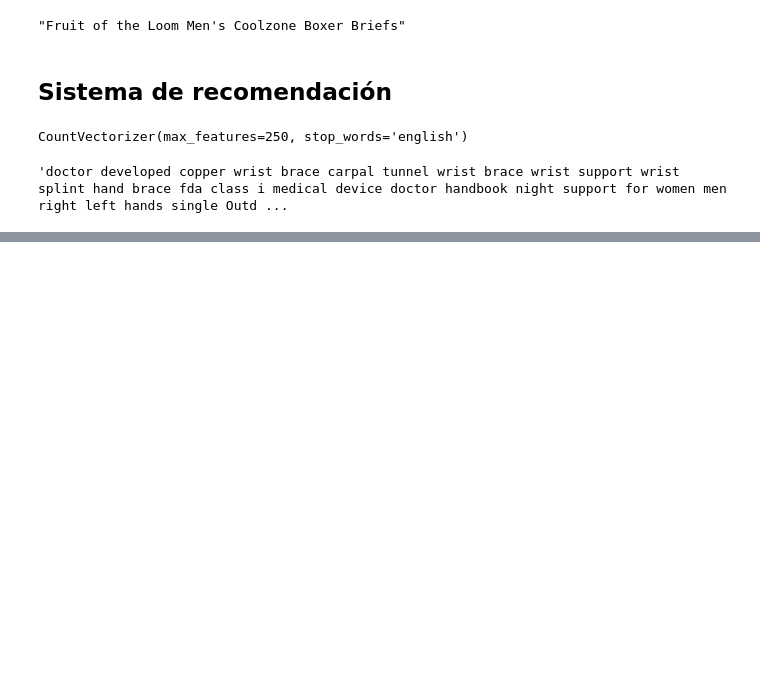
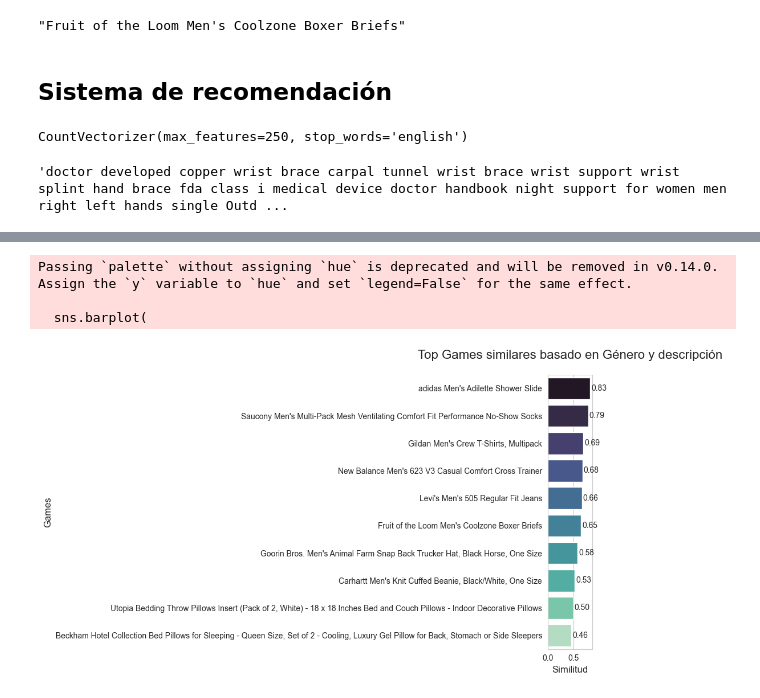
Before and after one commit to ngcarvajall/NLP_SisRecomendacion, a Jupyter notebook: modulo09-leccion06-nlp-LAB.ipynb, the cells around one changed output, grey strips where cells are left out. Drawn from its saved outputs; the diff is of its cells as text; code cells hidden in the pictures; blank space fills up the shorter version.

```diff
--- a/modulo09-leccion06-nlp-LAB.ipynb
+++ b/modulo09-leccion06-nlp-LAB.ipynb
@@ -336,0 +454,2 @@ Passing `palette` without assigning `hue` is deprecated and will be removed in v
+# %%
+user_like_product = df_agrupado['productName'].sample(n=1).iloc[0] #hago la prueba con este juego
@@ -336,0 +460,3 @@ Passing `palette` without assigning `hue` is deprecated and will be removed in v
+# %%
+game_index = get_index_from_name(user_like_product) #busco el indice de mi pelicula
+game_index
@@ -336,0 +488,2 @@ Passing `palette` without assigning `hue` is deprecated and will be removed in v
+# %%
+similar_games=list(enumerate(similarity[game_index]))
@@ -336,0 +510,7 @@ Passing `palette` without assigning `hue` is deprecated and will be removed in v
+# %%
+sorted_games =sorted(similar_games, key=lambda x: x[1], reverse=True) #Lo ordenamos para que nos de las pelis que más se parecen a nuestra peli
+top_game ={}
+for i in sorted_games[1:11]: # le digo que me devuelva las primera 20 pelis sin contar ella misma
+    top_game[get_name_from_index(i[0])]=i[1]
+    print(i)
+top_game
@@ -336,0 +538,24 @@ Passing `palette` without assigning `hue` is deprecated and will be removed in v
+# %%
+plt.figure(figsize=(10, 6))
+sns.set_style("whitegrid")
+
+sns.barplot(
+    x=list(top_game.values()),
+    y=list(top_game.keys()),
+    palette="mako"
+)
+
+plt.title("Top Games similares basado en Género y descripción", fontsize=16, pad=20)
+plt.xlabel("Similitud", fontsize=12)
+plt.ylabel("Games", fontsize=12)
+
+# Añadir valores al final de cada barra
+for i, value in enumerate(top_game.values()):
+    plt.text(value + 0.02, i, f"{value:.2f}", va='center', fontsize=10)
+
+plt.tight_layout()
+# %% [output]
+Passing `palette` without assigning `hue` is deprecated and will be removed in v0.14.0. Assign the `y` variable to `hue` and set `legend=False` for the same effect.
+
+  sns.barplot(
+[figure, added]
```
Also changed, not shown: parts of 26 cells of this notebook.
